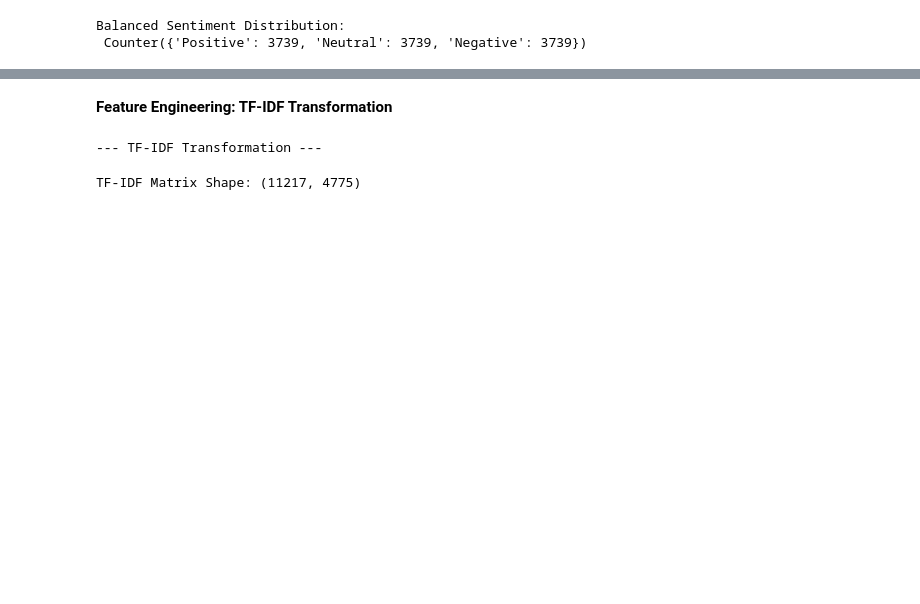
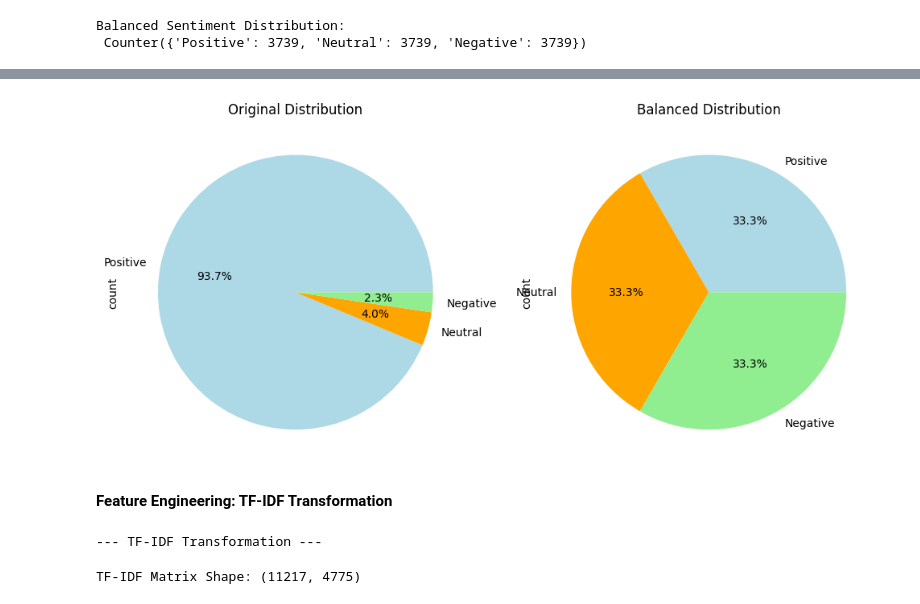
Before and after one commit to sapna-90/Sentiment_Analysis, a Jupyter notebook: Sentiment_Analysis.ipynb, the cells around one changed output, grey strips where cells are left out. Saved outputs shown, nothing was run; the diff lists cells and outputs as text; code cells hidden in the pictures; blank space fills up the shorter version.

```diff
--- a/Sentiment_Analysis.ipynb
+++ b/Sentiment_Analysis.ipynb
@@ -151,3 +177,14 @@ Balanced Sentiment Distribution:
+# %%
+# 3. Pie Chart of Class Distribution (Before and After Oversampling)
+fig, ax = plt.subplots(1, 2, figsize=(10, 9))
+data['sentiment'].value_counts().plot.pie(autopct='%1.1f%%', ax=ax[0], colors=['lightblue', 'orange', 'lightgreen'])
+ax[0].set_title('Original Distribution')
+balanced_data['sentiment'].value_counts().plot.pie(autopct='%1.1f%%', ax=ax[1], colors=['lightblue', 'orange', 'lightgreen'])
+ax[1].set_title('Balanced Distribution')
+plt.tight_layout()
+plt.show()
+# %% [output]
+[figure, added]
 # %% [markdown]
 **Feature Engineering: TF-IDF Transformation**
 # %%
```
Also changed, not shown: parts of 15 cells of this notebook.
